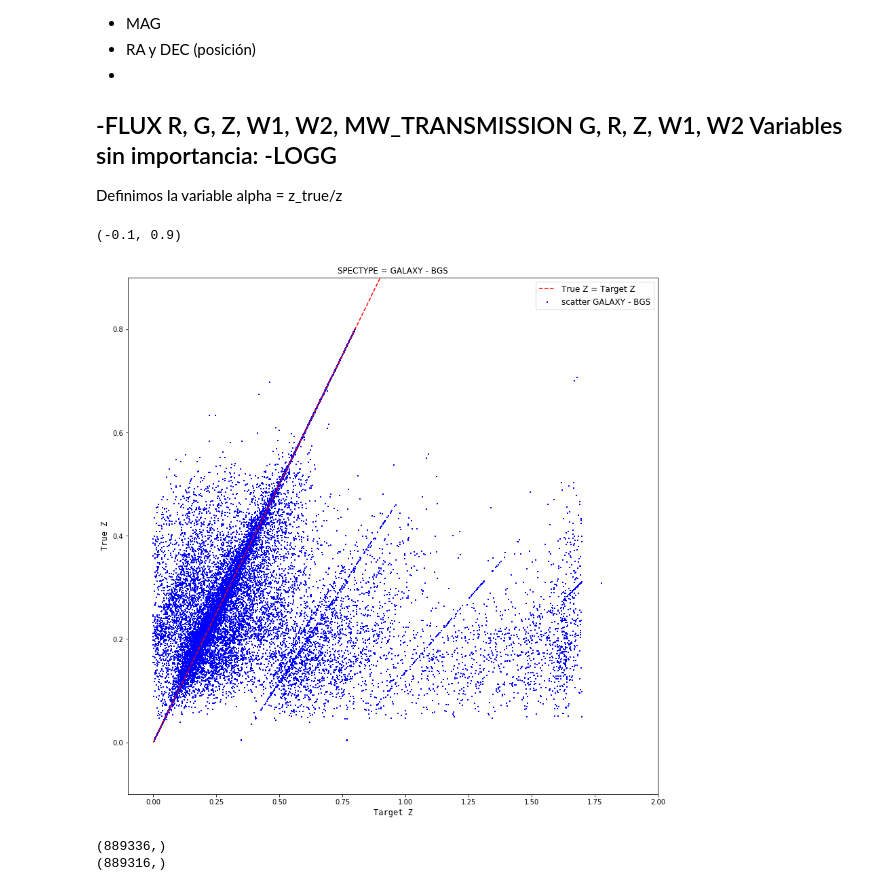
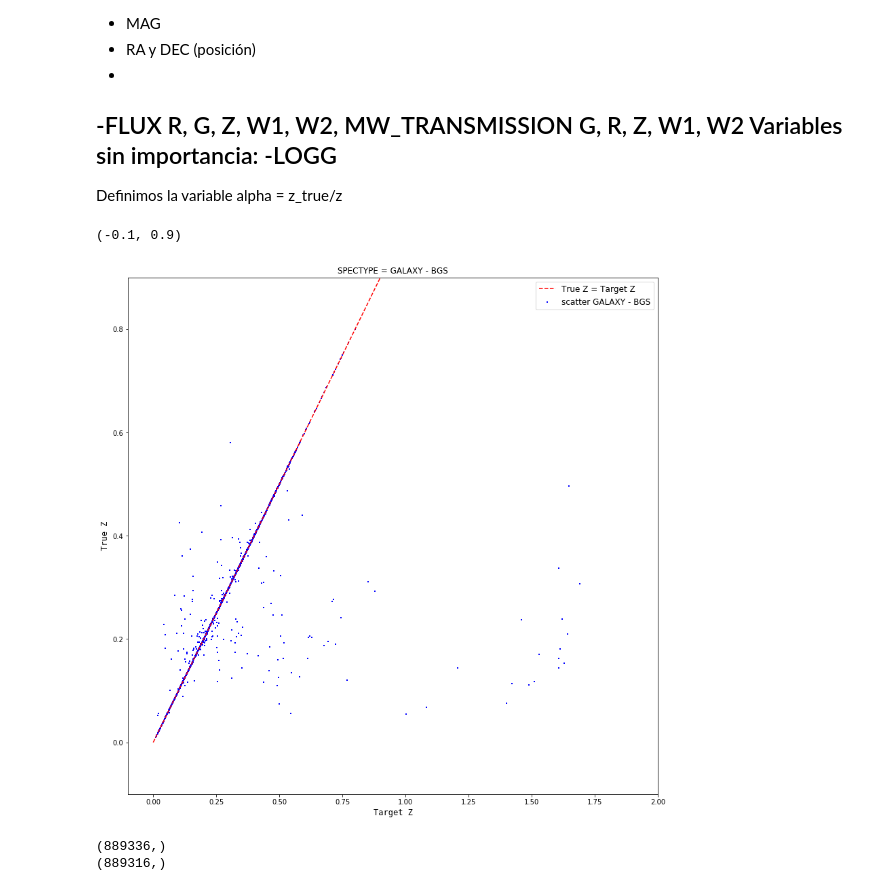
Before and after one commit to sergiolobo26/Monograf-aRedshiftML, a Jupyter notebook: Python/GALAXY-BGS.ipynb, the cells around one changed output. Drawn from its saved outputs; the diff is of its cells as text; code cells hidden in the pictures.

```diff
--- a/Python/GALAXY-BGS.ipynb
+++ b/Python/GALAXY-BGS.ipynb
@@ -250,25 +250,25 @@ Definimos la variable alpha = z_true/z
 #-------------------------------------------------------
 # start running from this point
 # %%
-BGS_true = fitsio.FITS('/home/sd.lobo251/Documents/dc17b/BGS_true_file.fits')
-BGS_tar = fitsio.FITS('/home/sd.lobo251/Documents/dc17b/BGS_tar_file.fits')
+BGS_true = fitsio.FITS('/home/sd.lobo251/Documents/dc17b/BGS_files/BGS_true_file.fits')
+BGS_tar = fitsio.FITS('/home/sd.lobo251/Documents/dc17b/BGS_files/BGS_tar_file.fits')
 # %%
 import astropy.table
 # %%
 x_f = linspace(0, 4.0, 100)
 
 fig, ax = subplots(figsize=(14, 14))
 ax.plot(x_f, x_f, '--', color='r')
-ax.scatter( BGS_tar[1]['Z'][:500000], BGS_true[1]['TRUEZ'][:500000],marker='+', s =4, c='b')
+ax.scatter( BGS_tar[1]['Z'][10000:20000], BGS_true[1]['TRUEZ'][10000:20000],marker='+', s =4, c='b')
 ax.legend(('True Z = Target Z', 'scatter GALAXY - BGS'),  fontsize=12)
 ax.set_ylabel('True Z',  fontsize=12, fontname='monospace')
 ax.set_xlabel('Target Z',  fontsize=12, fontname='monospace')
 ax.set_title('SPECTYPE = GALAXY - BGS',  fontsize=12)
 ax.set_xlim(-0.1, 2.0)
 ax.set_ylim(-0.1, 0.9)
 # %% [output]
 (-0.1, 0.9)
-[figure, old version]
+[figure, new version]
 # %%
 #reminder abs()
 alpha = BGS_true[1]['TRUEZ'][:]/BGS_tar[1]['Z'][:]
```
Also changed, not shown: parts of 1 cell of this notebook, 2 other files.
